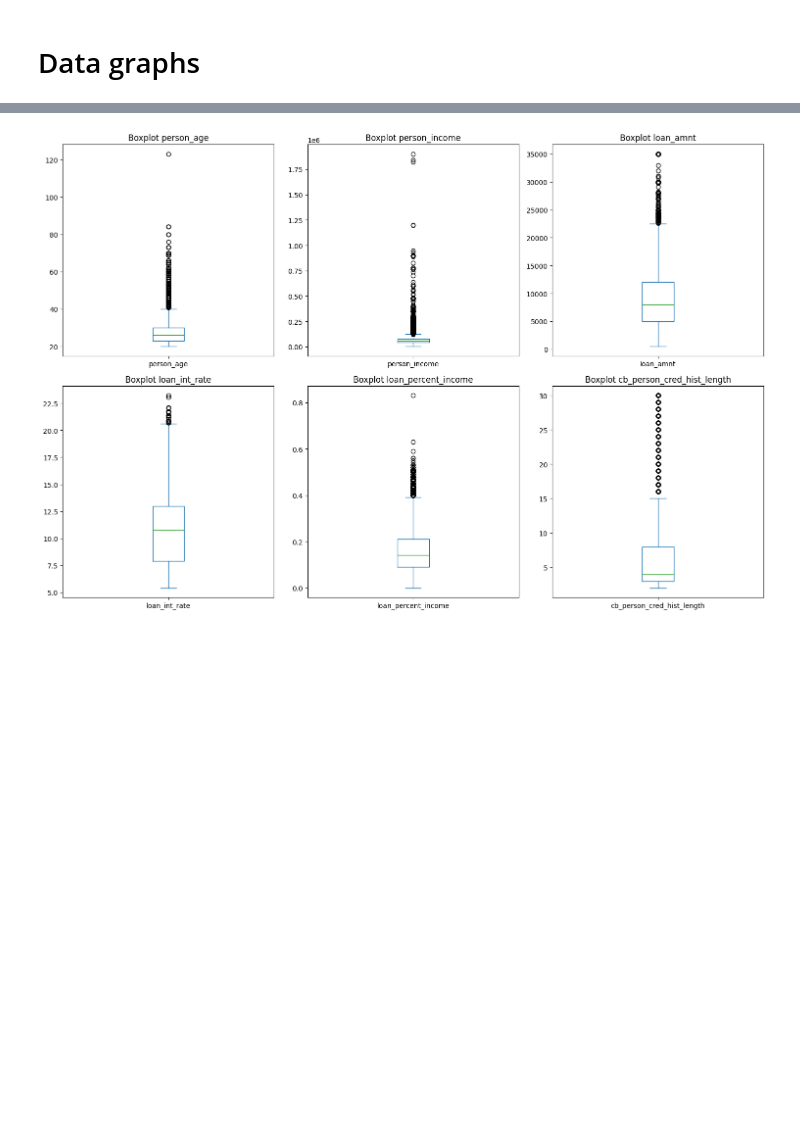
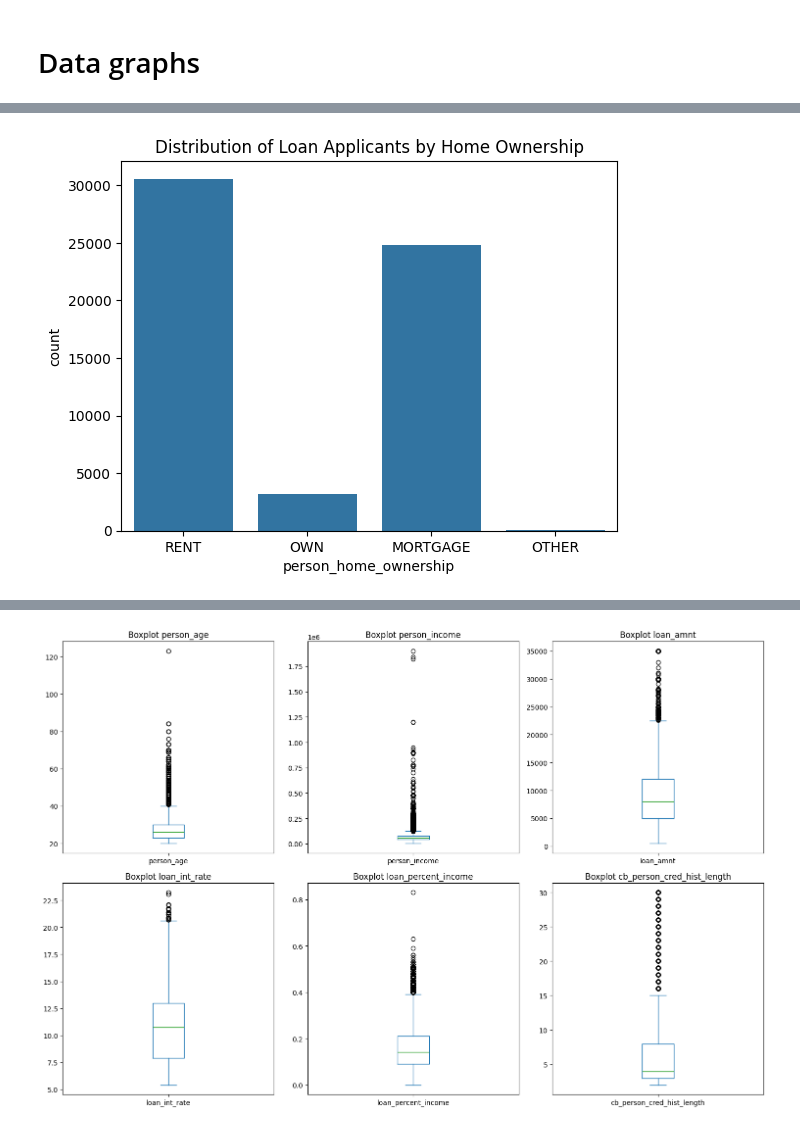
Before and after one commit to GriPet12/mfai_project, a Jupyter notebook: mfai.ipynb, the cells around one changed output, grey strips where cells are left out. Cells and saved outputs as stored; diff of their text form; code cells hidden in the pictures; blank space fills up the shorter version.

```diff
--- a/mfai.ipynb
+++ b/mfai.ipynb
@@ -77,0 +73,6 @@ plt.gca().spines[['top', 'right']].set_visible(False)
+# %%
+sns.countplot(data=df_train, x='person_home_ownership')
+plt.title('Distribution of Loan Applicants by Home Ownership')
+plt.show()
+# %% [output]
+[figure, added]
```
Also changed, not shown: parts of 11 cells of this notebook.
